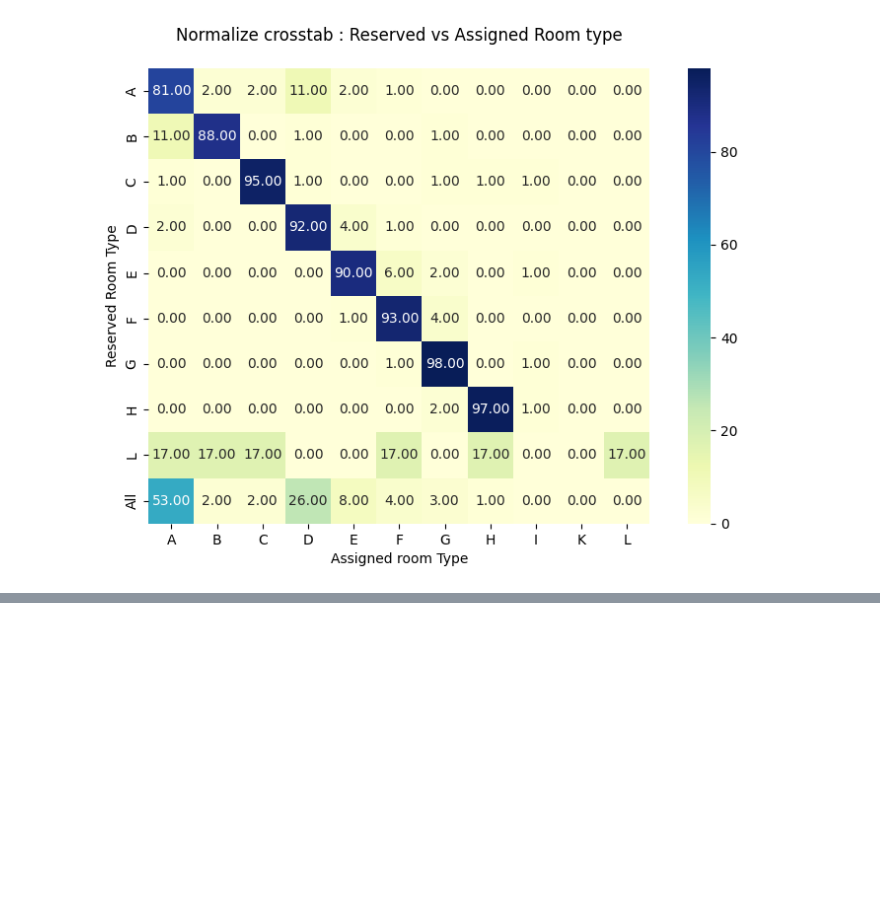
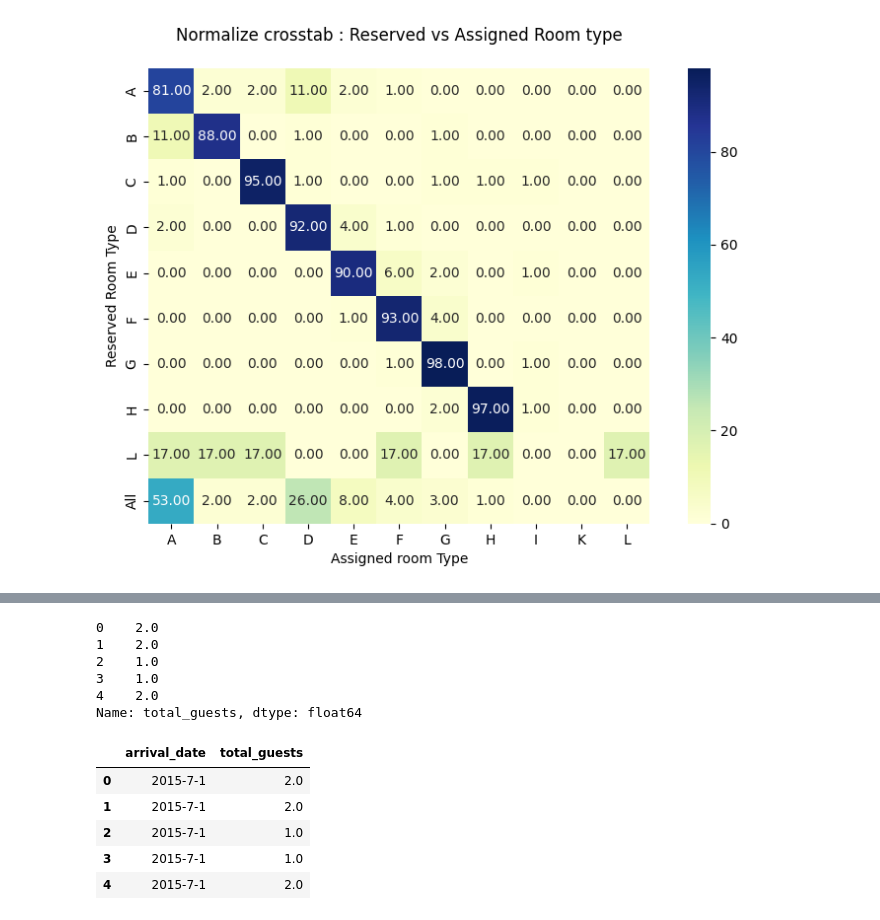
Before and after one commit to Nilanjan2223/Bookin.com, a Jupyter notebook: eda.ipynb, the cells around one changed output, grey strips where cells are left out. Saved outputs shown, nothing was run; the diff lists cells and outputs as text; code cells hidden in the pictures; blank space fills up the shorter version.

```diff
--- a/eda.ipynb
+++ b/eda.ipynb
@@ -230,0 +275,19 @@ The `ci` parameter is deprecated. Use `errorbar=None` for the same effect.
+# %%
+df['total_guests'] = df['adults'] + df['children'] + df['babies']
+df['total_guests'].head()
+# %% [output]
+0    2.0
+1    2.0
+2    1.0
+3    1.0
+4    2.0
+Name: total_guests, dtype: float64
+# %%
+df[["arrival_date","total_guests"]].head()
+# %% [output]
+|  | arrival_date | total_guests |
+| 0 | 2015-7-1 | 2.0 |
+| 1 | 2015-7-1 | 2.0 |
+| 2 | 2015-7-1 | 1.0 |
+| 3 | 2015-7-1 | 1.0 |
+| 4 | 2015-7-1 | 2.0 |
```
Also changed, not shown: parts of 9 cells of this notebook.
